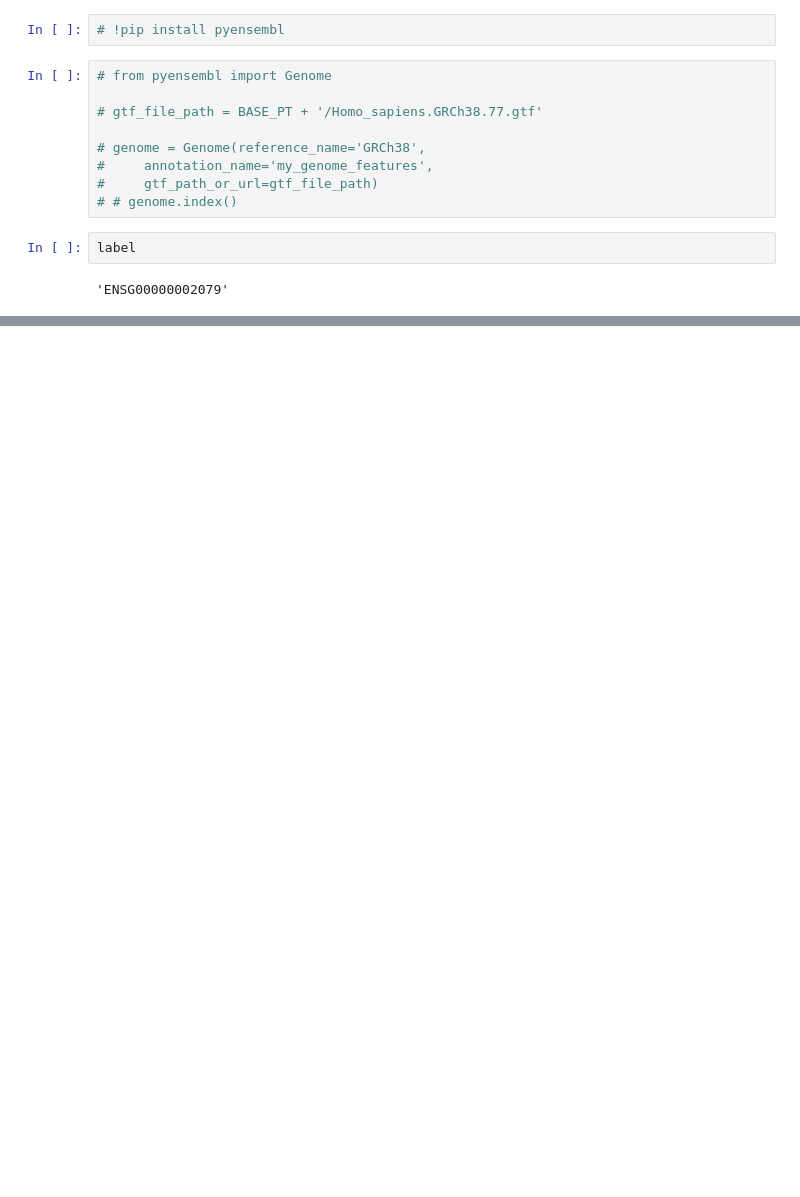
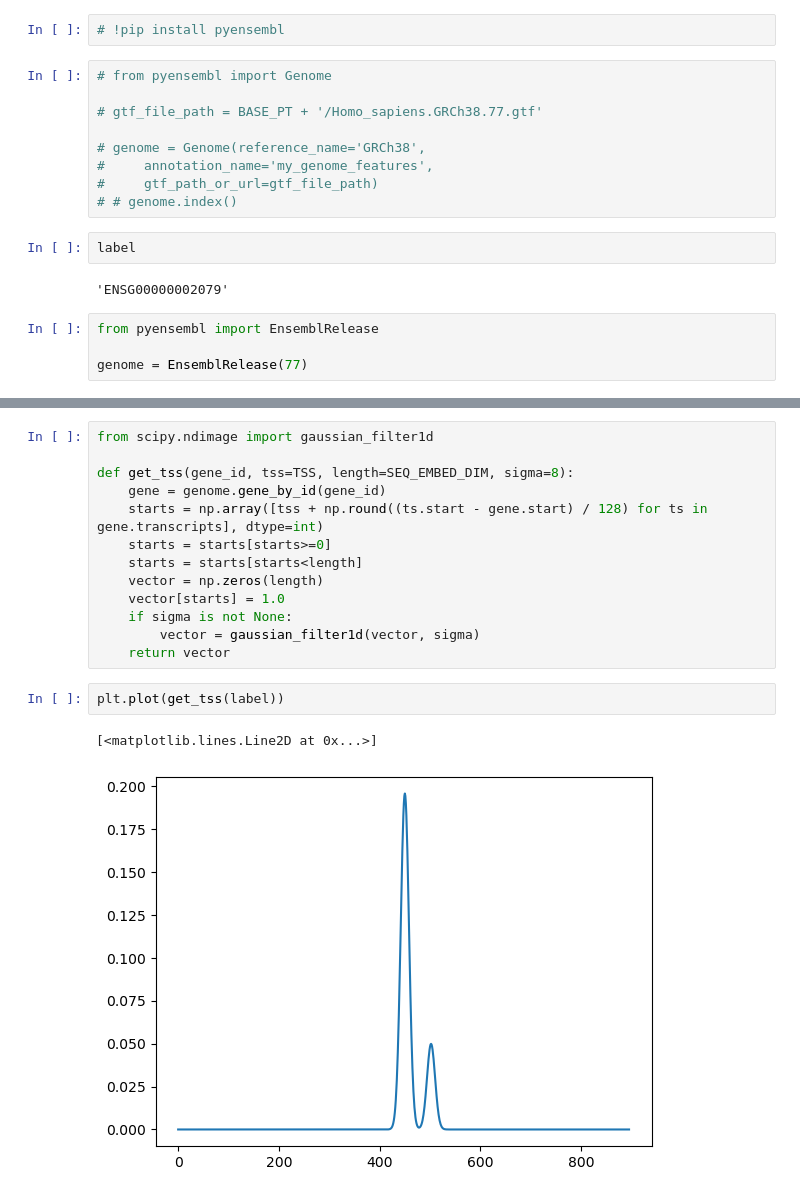
Before and after one commit to sofroniewn/rosa, a Jupyter notebook: notebooks/enformer.ipynb, the cells around one changed output, grey strips where cells are left out. Cells and saved outputs as stored; diff of their text form; blank space fills up the shorter version.

```diff
--- a/notebooks/enformer.ipynb
+++ b/notebooks/enformer.ipynb
@@ -269,6 +299,10 @@ plt.plot(output['human'][:, cage_indices].mean(dim=1).cpu());
 label
 # %% [output]
 'ENSG00000002079'
+# %%
+from pyensembl import EnsemblRelease
+
+genome = EnsemblRelease(77)
 # %%
 gene = genome.gene_by_id(label)
 
@@ -288,0 +323,18 @@ gene.transcripts
+# %%
+from scipy.ndimage import gaussian_filter1d
+
+def get_tss(gene_id, tss=TSS, length=SEQ_EMBED_DIM, sigma=8):
+    gene = genome.gene_by_id(gene_id)
+    starts = np.array([tss + np.round((ts.start - gene.start) / 128) for ts in gene.transcripts], dtype=int)
+    starts = starts[starts>=0]
+    starts = starts[starts<length]
+    vector = np.zeros(length)
+    vector[starts] = 1.0
+    if sigma is not None:
+        vector = gaussian_filter1d(vector, sigma)
+    return vector
+# %%
+plt.plot(get_tss(label))
+# %% [output]
+[<matplotlib.lines.Line2D at 0x...>]
+[figure, added]
```
Also changed, not shown: parts of 26 cells of this notebook, 6 other files.
